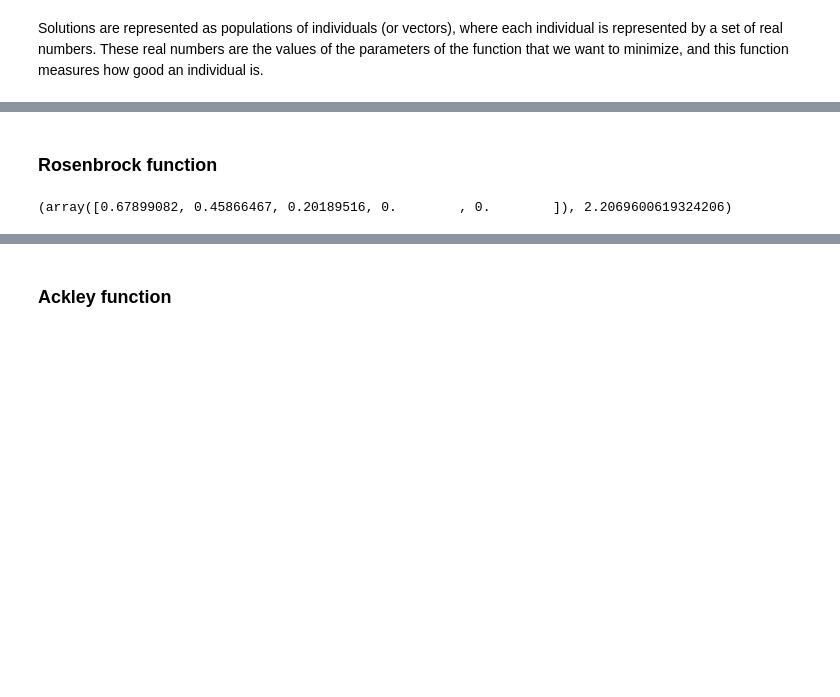
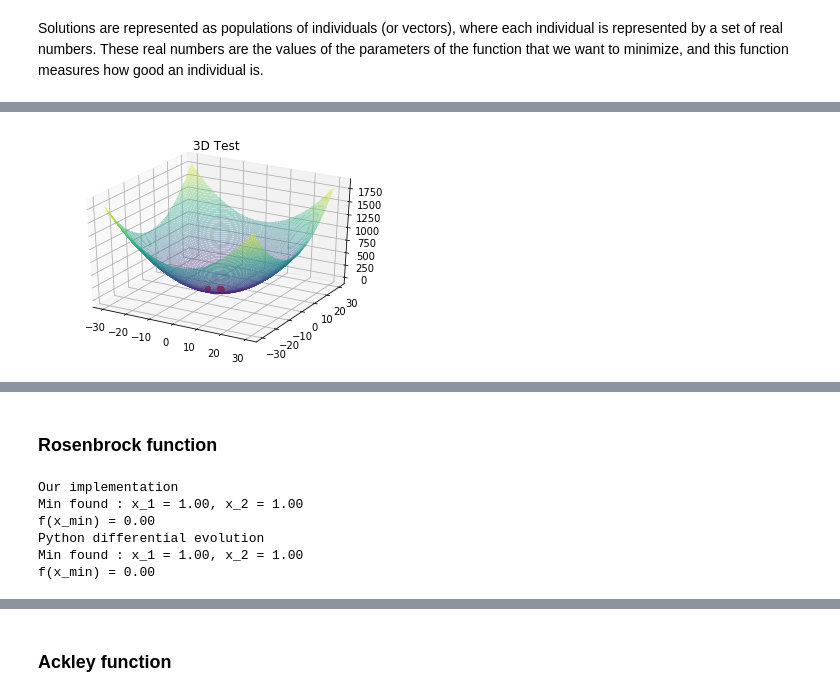
Before and after one commit to griezu/Differential_Evolution, a Jupyter notebook: Differential_Evolution.ipynb, the cells around one changed output, grey strips where cells are left out. Saved outputs shown, nothing was run; the diff lists cells and outputs as text; code cells hidden in the pictures; blank space fills up the shorter version.

```diff
--- a/Differential_Evolution.ipynb
+++ b/Differential_Evolution.ipynb
@@ -165,0 +188,34 @@ def fobj(x):
+# %%
+xvec = []
+yvec = []
+zvec = []
+
+for ind in sphere:
+    xvec.append(ind[0][0])
+    yvec.append(ind[0][1])
+    zvec.append(ind[1])
+
+t = np.array([np.ones(100)*i for i in range(10)]).flatten()
+df = pd.DataFrame({"time": t ,"x" : xvec, "y" : yvec, "z" : zvec})
+
+def update_graph(num):
+    data=df[df['time']==num]
+    graph._offsets3d = (data.x, data.y, data.z)
+
+fig = plt.figure()
+
+ax = fig.add_subplot(111, projection='3d')
+ax.contourf(X, Y, Z, 200,alpha=0.2)
+
+title = ax.set_title('3D Test')
+
+data=df[df['time']==0]
+graph = ax.scatter(data.x, data.y, data.z,color="r")
+
+ani = animation.FuncAnimation(fig, update_graph, 9,
+                               interval=400, blit=False)
+
+plt.show()
+HTML(ani.to_html5_video())
+# %% [output]
+[figure, added]
@@ -166,7 +223,25 @@ def fobj(x):
 # %% [markdown]
 ### <a id="rf"></a> Rosenbrock function
-# %%
-result = list(de(rosen, bounds, its=5000))
-print(result[-1])
-# %% [output]
-(array([0.67899082, 0.45866467, 0.20189516, 0.        , 0.        ]), 2.2069600619324206)
+# %%
+d = 2
+bounds = [(0, 2)] * d
+result = list(de(rosen, bounds,mut=0.8, crossp=0.30, popsize=50, its=1000))
+
+print("Our implementation")
+print("Min found : x_1 = {:.2f}, x_2 = {:.2f}".format(result[-1][0][0],result[-1][0][1]))
+print("f(x_min) = {:.2f}".format(result[-1][1]))
+
+d = 2
+bounds = [(0, 2)] * d
+result_ros = differential_evolution(rosen, bounds)
+
+print("Python differential evolution")
+print("Min found : x_1 = {:.2f}, x_2 = {:.2f}".format(result_ros.x[0],result_ros.x[1]))
+print("f(x_min) = {:.2f}".format(result_ros.fun))
+# %% [output]
+Our implementation
+Min found : x_1 = 1.00, x_2 = 1.00
+f(x_min) = 0.00
+Python differential evolution
+Min found : x_1 = 1.00, x_2 = 1.00
+f(x_min) = 0.00
```
Also changed, not shown: parts of 35 cells of this notebook.
